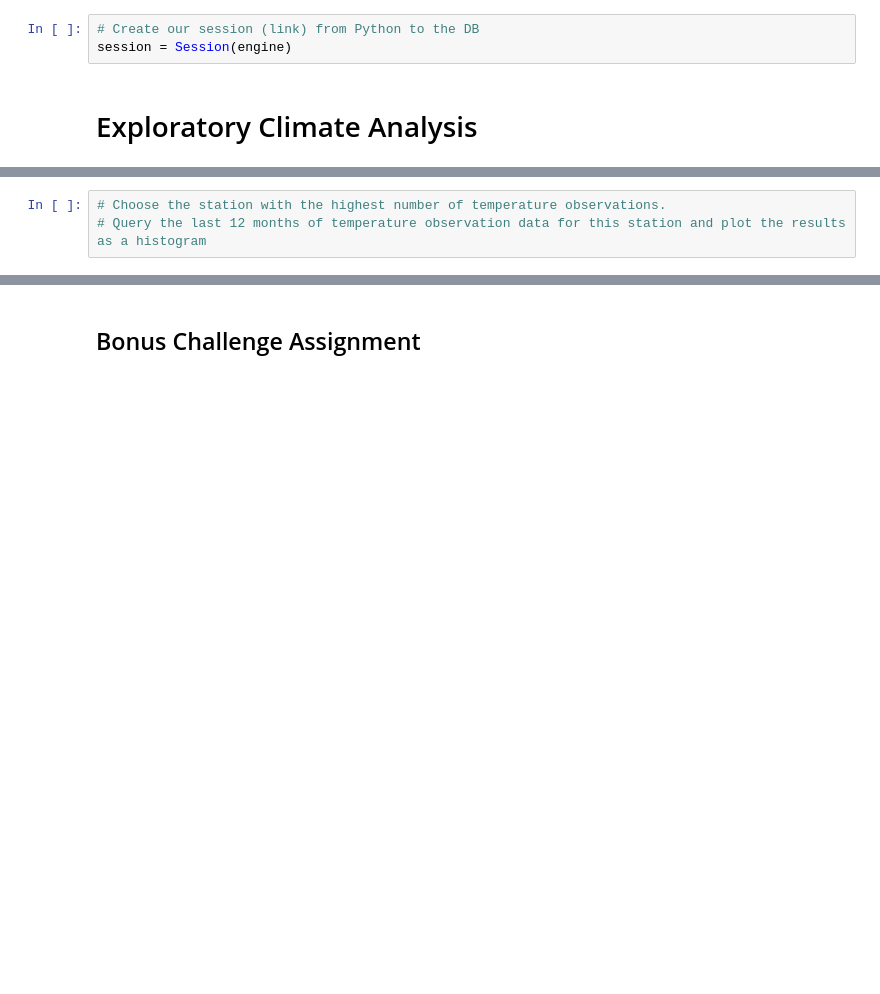
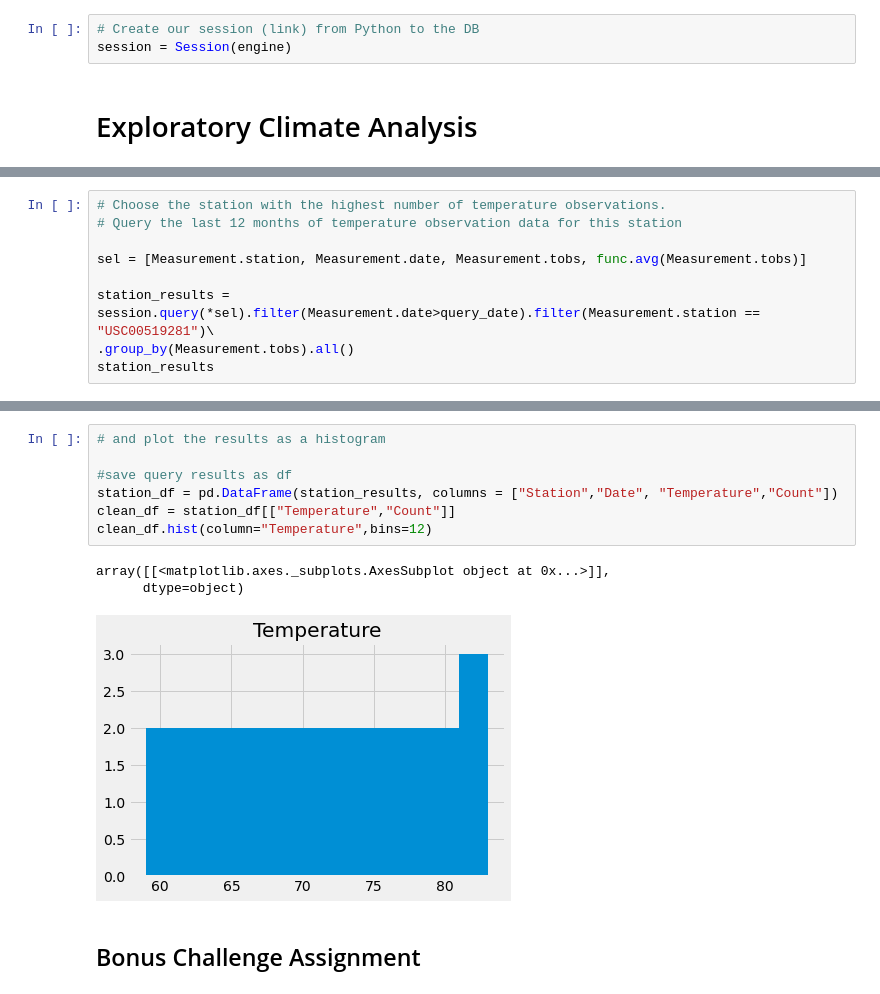
Before and after one commit to erinmann12/sqlalchemy-challenge, a Jupyter notebook: climate_starter.ipynb, the cells around one changed output, grey strips where cells are left out. Cells and saved outputs as stored; diff of their text form; blank space fills up the shorter version.

Commit message:
Started Station Analysis

```diff
--- a/climate_starter.ipynb
+++ b/climate_starter.ipynb
@@ -121,3 +128,9 @@ precipitation_df.describe()
 # %%
 # Choose the station with the highest number of temperature observations.
-# Query the last 12 months of temperature observation data for this station and plot the results as a histogram
+# Query the last 12 months of temperature observation data for this station
+
+sel = [Measurement.station, Measurement.date, Measurement.tobs, func.avg(Measurement.tobs)]
+
+station_results = session.query(*sel).filter(Measurement.date>query_date).filter(Measurement.station == "USC00519281")\
+.group_by(Measurement.tobs).all()
+station_results
@@ -124,3 +155,14 @@ precipitation_df.describe()
+# %%
+# and plot the results as a histogram
+
+#save query results as df
+station_df = pd.DataFrame(station_results, columns = ["Station","Date", "Temperature","Count"])
+clean_df = station_df[["Temperature","Count"]]
+clean_df.hist(column="Temperature",bins=12)
+# %% [output]
+array([[<matplotlib.axes._subplots.AxesSubplot object at 0x...>]],
+      dtype=object)
+[figure, added]
 # %% [markdown]
 ## Bonus Challenge Assignment
 # %%
```
Also changed, not shown: parts of 8 cells of this notebook.
